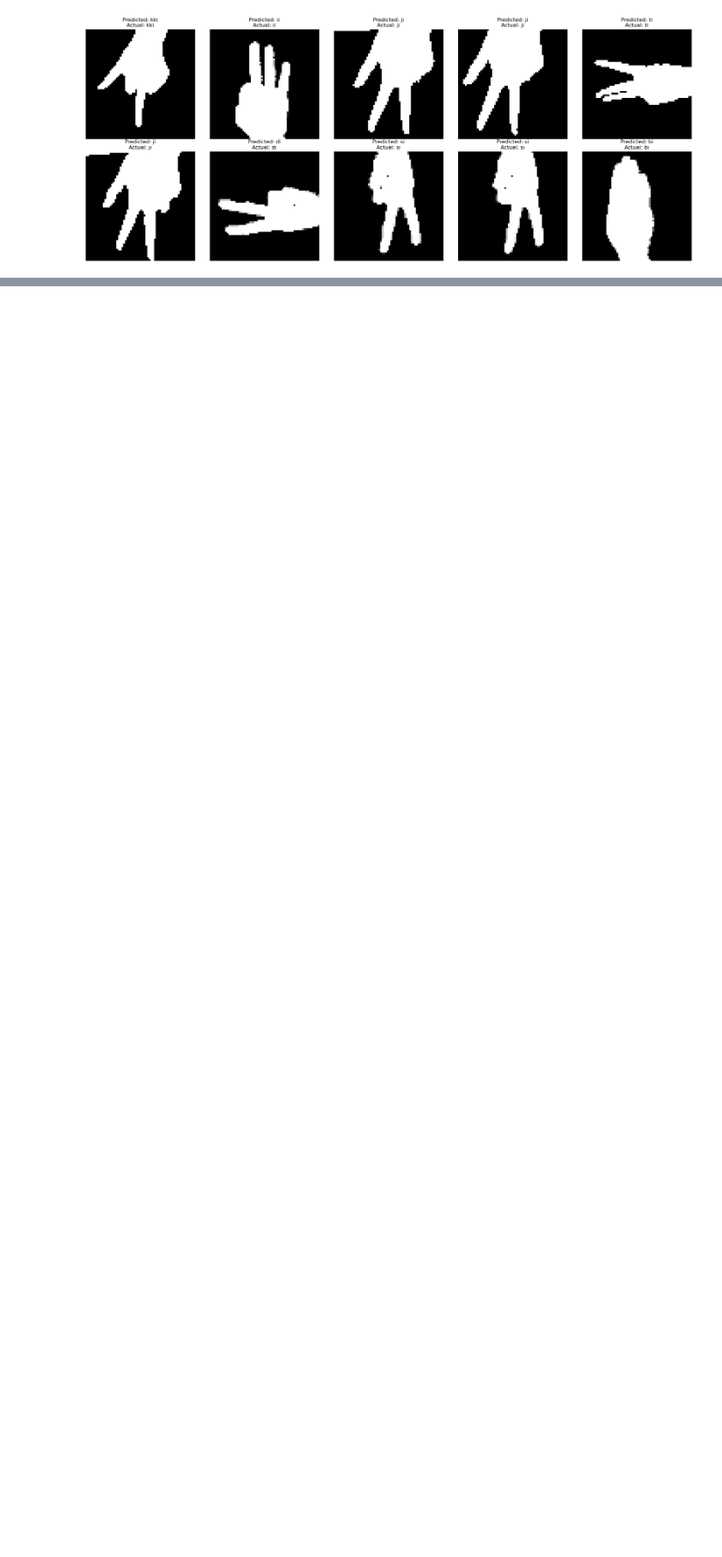
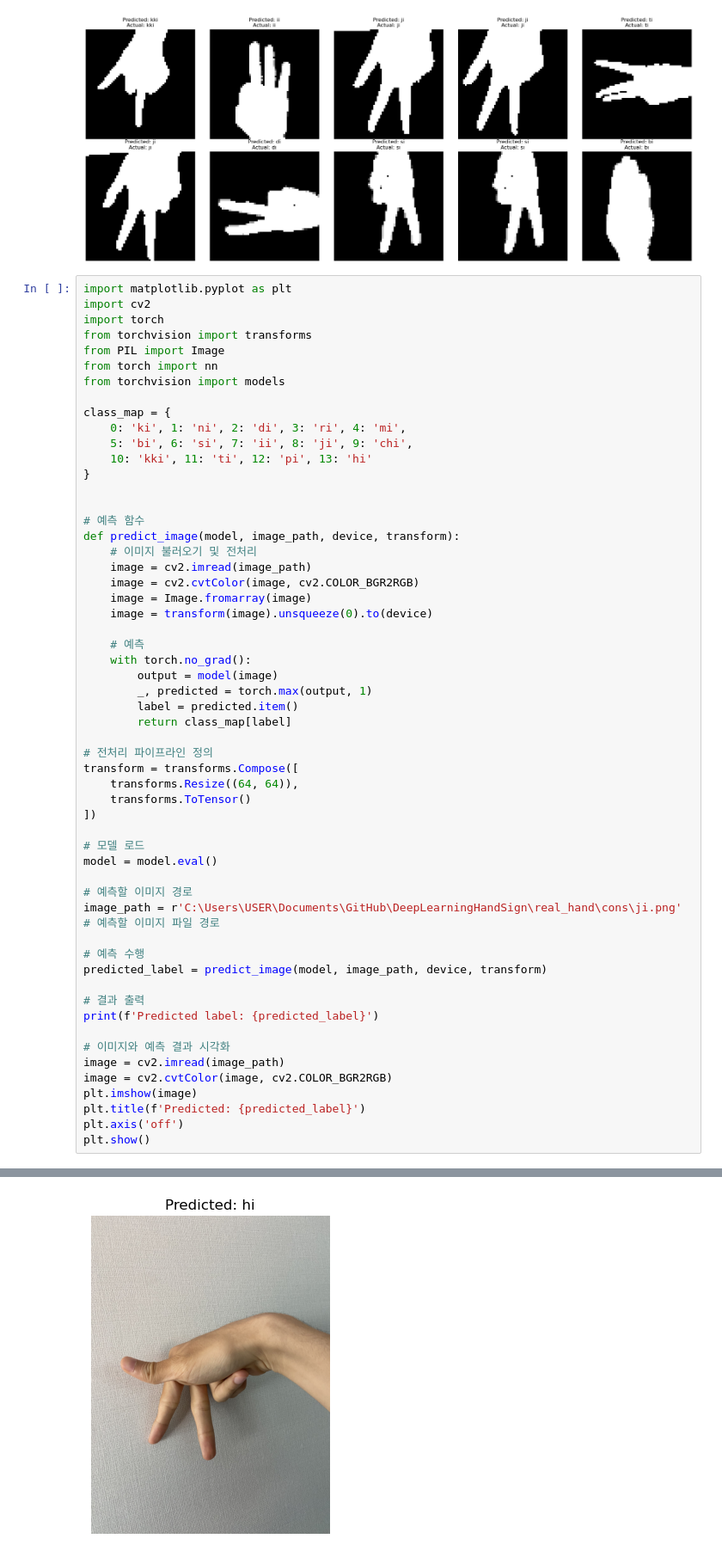
Before and after one commit to son1473/DeepLearningHandSign, a Jupyter notebook: KrHandSignResNet.ipynb, the cells around one changed output, grey strips where cells are left out. Shown at 86% size. Saved outputs shown, nothing was run; the diff lists cells and outputs as text; blank space fills up the shorter version.

Commit message:
real hand test

```diff
--- a/KrHandSignResNet.ipynb
+++ b/KrHandSignResNet.ipynb
@@ -417,3 +412,60 @@ findfont: Font family 'malgun' not found.
 findfont: Font family 'malgun' not found.
 findfont: Font family 'malgun' not found.
 [figure]
+# %%
+import matplotlib.pyplot as plt
+import cv2
+import torch
+from torchvision import transforms
+from PIL import Image
+from torch import nn
+from torchvision import models
+
+class_map = {
+    0: 'ki', 1: 'ni', 2: 'di', 3: 'ri', 4: 'mi',
+    5: 'bi', 6: 'si', 7: 'ii', 8: 'ji', 9: 'chi',
+    10: 'kki', 11: 'ti', 12: 'pi', 13: 'hi'
+}
+
+
+# 예측 함수
+def predict_image(model, image_path, device, transform):
+    # 이미지 불러오기 및 전처리
+    image = cv2.imread(image_path)
+    image = cv2.cvtColor(image, cv2.COLOR_BGR2RGB)
+    image = Image.fromarray(image)
+    image = transform(image).unsqueeze(0).to(device)
+
+    # 예측
+    with torch.no_grad():
+        output = model(image)
+        _, predicted = torch.max(output, 1)
+        label = predicted.item()
+        return class_map[label]
+
+# 전처리 파이프라인 정의
+transform = transforms.Compose([
+    transforms.Resize((64, 64)),
+    transforms.ToTensor()
+])
+
+# 모델 로드
+model = model.eval()
+
+# 예측할 이미지 경로
+image_path = r'C:\Users\USER\Documents\GitHub\DeepLearningHandSign\real_hand\cons\ji.png'  # 예측할 이미지 파일 경로
+
+# 예측 수행
+predicted_label = predict_image(model, image_path, device, transform)
+
+# 결과 출력
+print(f'Predicted label: {predicted_label}')
+
+# 이미지와 예측 결과 시각화
+image = cv2.imread(image_path)
+image = cv2.cvtColor(image, cv2.COLOR_BGR2RGB)
+plt.imshow(image)
+plt.title(f'Predicted: {predicted_label}')
+plt.axis('off')
+plt.show()
+# %% [output]
@@ -419,0 +477 @@ findfont: Font family 'malgun' not found.
+[figure, added]
```
Also changed, not shown: parts of 4 cells of this notebook, 1 other file.
